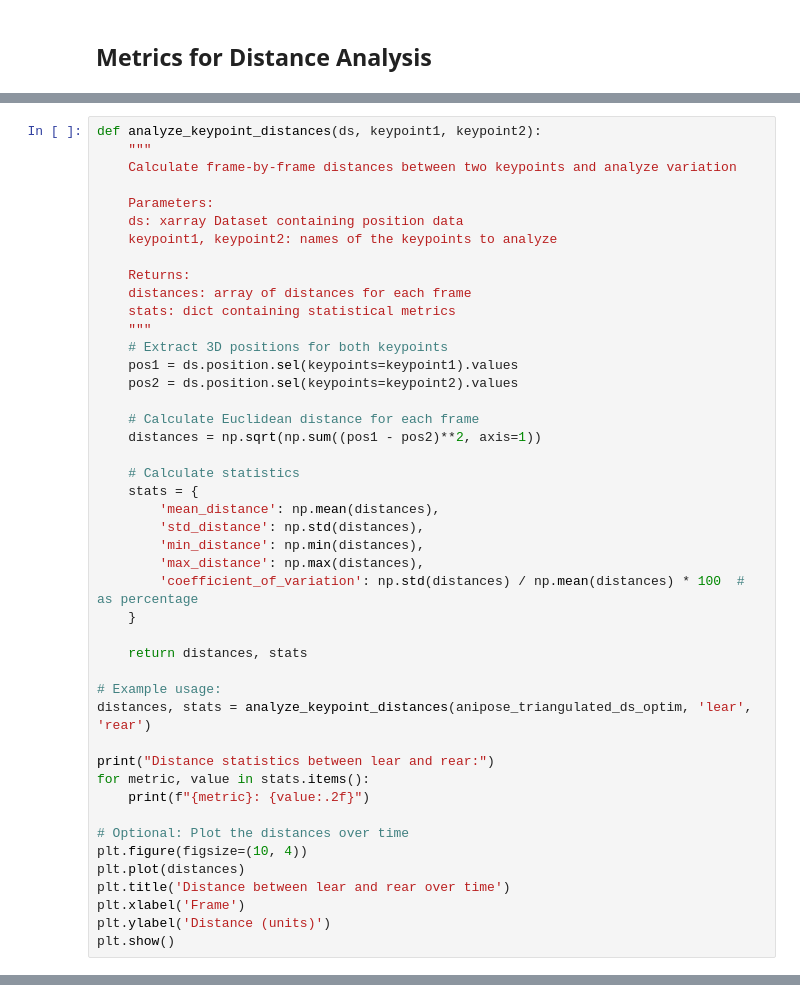
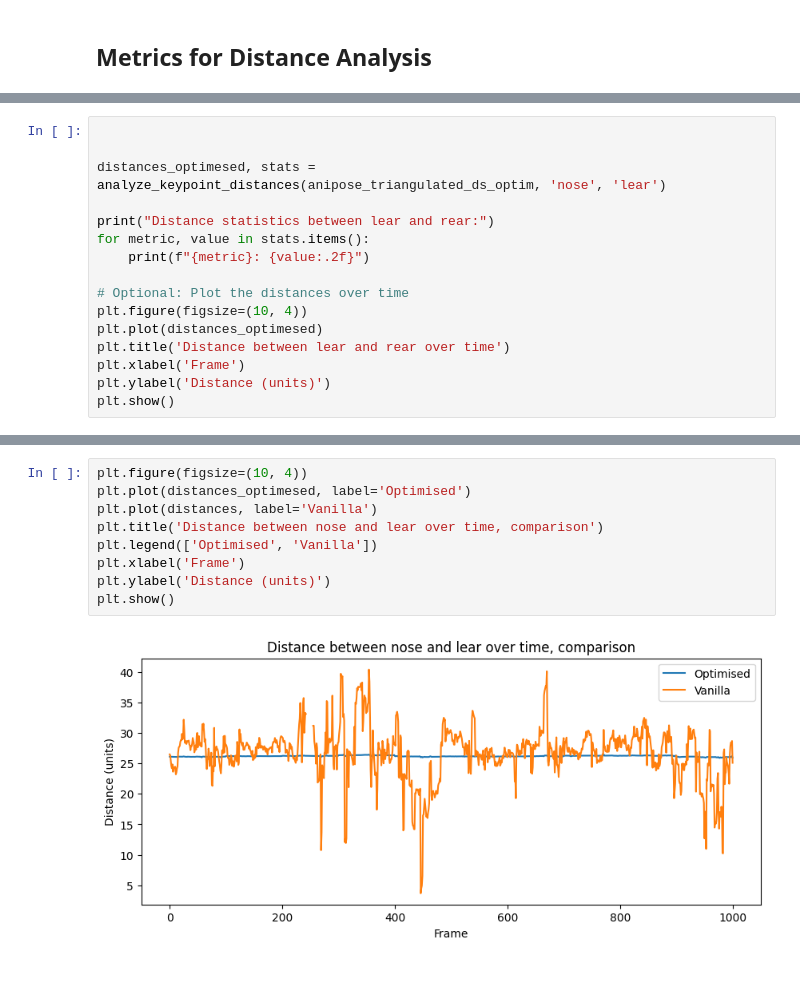
Before and after one commit to iurillilab/3d-setup, a Jupyter notebook: notebooks/filtering.ipynb, the cells around one changed output, grey strips where cells are left out. Saved outputs shown, nothing was run; the diff lists cells and outputs as text; blank space fills up the shorter version.

```diff
--- a/notebooks/filtering.ipynb
+++ b/notebooks/filtering.ipynb
@@ -299,36 +317,7 @@ coefficient_of_variation: 37.08
 # %%
-def analyze_keypoint_distances(ds, keypoint1, keypoint2):
-    """
-    Calculate frame-by-frame distances between two keypoints and analyze variation
 
-    Parameters:
-    ds: xarray Dataset containing position data
-    keypoint1, keypoint2: names of the keypoints to analyze
 
-    Returns:
-    distances: array of distances for each frame
-    stats: dict containing statistical metrics
-    """
-    # Extract 3D positions for both keypoints
-    pos1 = ds.position.sel(keypoints=keypoint1).values
-    pos2 = ds.position.sel(keypoints=keypoint2).values
-
-    # Calculate Euclidean distance for each frame
-    distances = np.sqrt(np.sum((pos1 - pos2)**2, axis=1))
-
-    # Calculate statistics
-    stats = {
-        'mean_distance': np.mean(distances),
-        'std_distance': np.std(distances),
-        'min_distance': np.min(distances),
-        'max_distance': np.max(distances),
-        'coefficient_of_variation': np.std(distances) / np.mean(distances) * 100  # as percentage
-    }
-
-    return distances, stats
-
-# Example usage:
-distances, stats = analyze_keypoint_distances(anipose_triangulated_ds_optim, 'lear', 'rear')
+distances_optimesed, stats = analyze_keypoint_distances(anipose_triangulated_ds_optim, 'nose', 'lear')
 
 print("Distance statistics between lear and rear:")
 for metric, value in stats.items():
@@ -336,7 +325,7 @@ for metric, value in stats.items():
 
 # Optional: Plot the distances over time
 plt.figure(figsize=(10, 4))
-plt.plot(distances)
+plt.plot(distances_optimesed)
 plt.title('Distance between lear and rear over time')
 plt.xlabel('Frame')
 plt.ylabel('Distance (units)')
@@ -457,0 +349,11 @@ coefficient_of_variation: 0.36
+# %%
+plt.figure(figsize=(10, 4))
+plt.plot(distances_optimesed, label='Optimised')
+plt.plot(distances, label='Vanilla')
+plt.title('Distance between nose and lear over time, comparison')
+plt.legend(['Optimised', 'Vanilla'])
+plt.xlabel('Frame')
+plt.ylabel('Distance (units)')
+plt.show()
+# %% [output]
+[figure, added]
```
Also changed, not shown: parts of 9 cells of this notebook, 2 other files.
